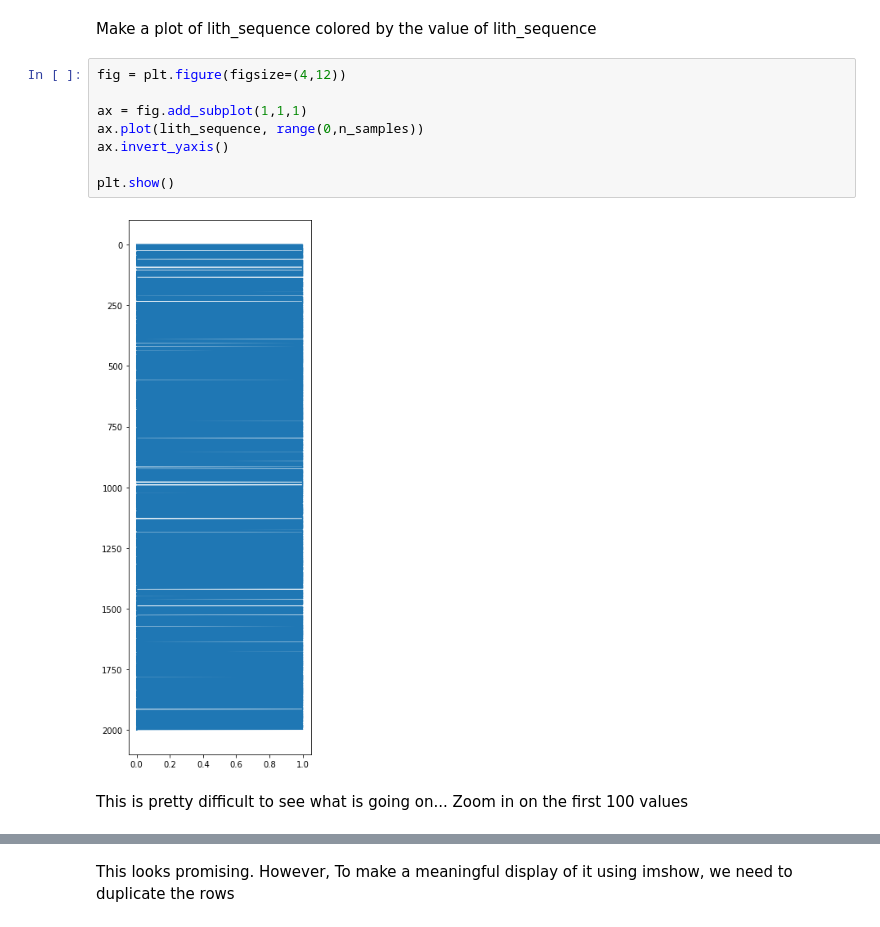
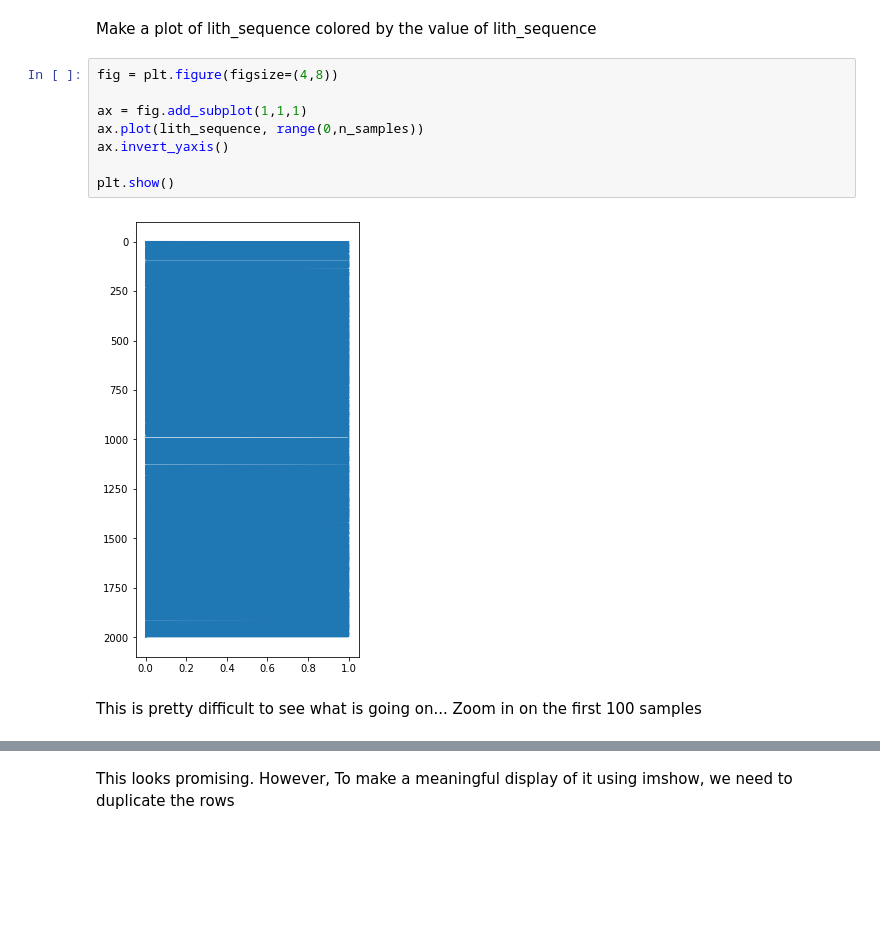
Before and after one commit to bdowdell/automatic_well_tie, a Jupyter notebook: nb/prototyping.ipynb, the cells around one changed output, grey strips where cells are left out. Cells and saved outputs as stored; diff of their text form; blank space fills up the shorter version.

```diff
--- a/nb/prototyping.ipynb
+++ b/nb/prototyping.ipynb
@@ -57,15 +57,15 @@ array([0, 1, 0, ..., 0, 0, 0])
 # %% [markdown]
 Make a plot of lith_sequence colored by the value of lith_sequence
 # %%
-fig = plt.figure(figsize=(4,12))
+fig = plt.figure(figsize=(4,8))
 
 ax = fig.add_subplot(1,1,1)
 ax.plot(lith_sequence, range(0,n_samples))
 ax.invert_yaxis()
 
 plt.show()
 # %% [output]
-[figure, old version]
+[figure, new version]
 # %% [markdown]
-This is pretty difficult to see what is going on... Zoom in on the first 100 values
+This is pretty difficult to see what is going on... Zoom in on the first 100 samples
 # %%
```
Also changed, not shown: parts of 1 cell of this notebook.
